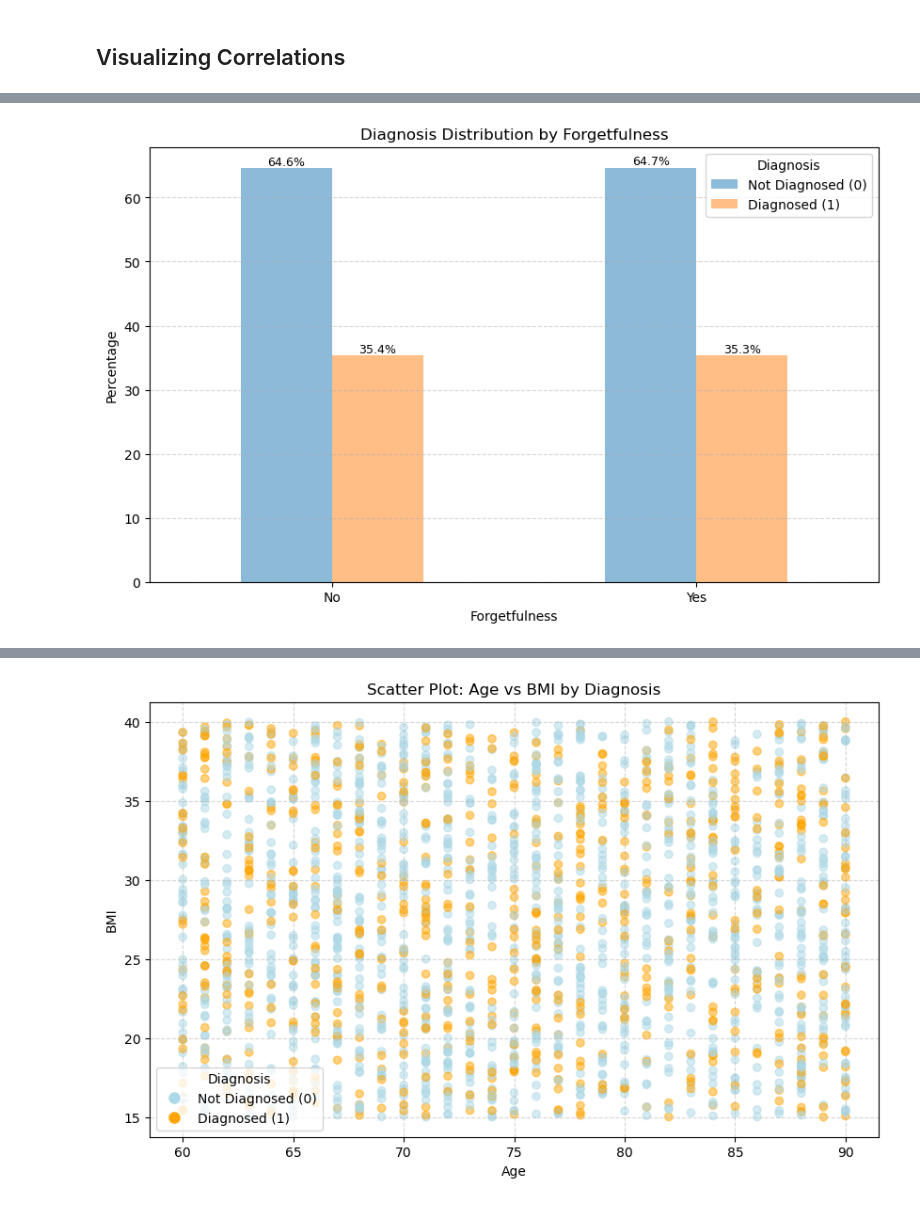
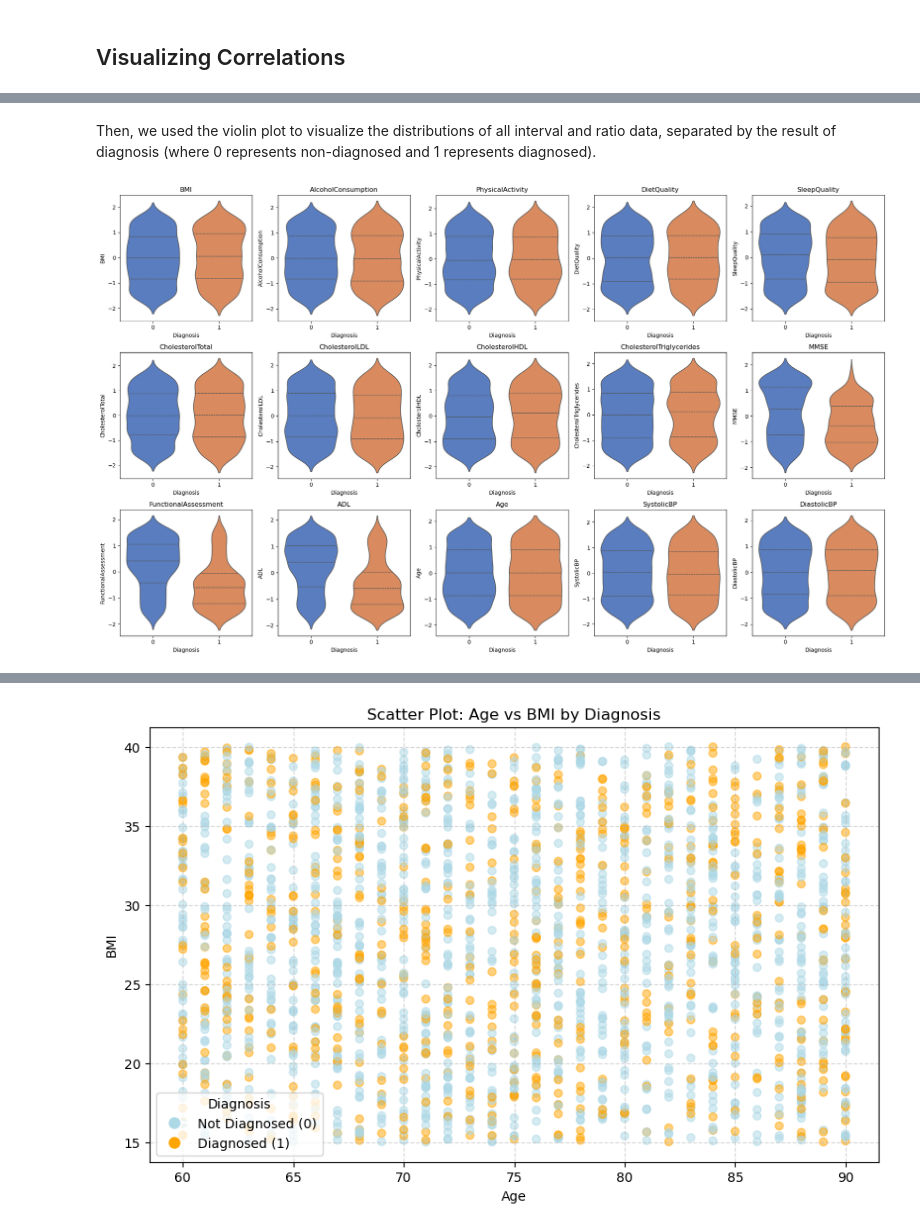
Before and after one commit to alekhyavittalam/alzheimers_diagnosis_prediction, a Jupyter notebook: alzheimers.ipynb, the cells around one changed output, grey strips where cells are left out. Saved outputs shown, nothing was run; the diff lists cells and outputs as text; code cells hidden in the pictures.

```diff
--- a/alzheimers.ipynb
+++ b/alzheimers.ipynb
@@ -384,25 +102,2 @@ plt.show()
-# %%
-# Forgetfulness
-forgetfulness_counts = df.groupby(['Forgetfulness', 'Diagnosis']).size().unstack(fill_value=0)
-forgetfulness_ratio = forgetfulness_counts.divide(forgetfulness_counts.sum(axis=1), axis=0) * 100
-ax = forgetfulness_ratio.plot(kind='bar', figsize=(10, 6), alpha=0.5)
-
-for bars, diagnosis in zip(ax.containers, forgetfulness_counts.columns):
-    for bar, forgetfulness in zip(bars, forgetfulness_counts.index):
-        height = bar.get_height()
-        if height > 0:  # Only label bars with a positive height
-            percentage = forgetfulness_ratio.loc[forgetfulness, diagnosis]
-            ax.annotate(f'{percentage:.1f}%',
-                        (bar.get_x() + bar.get_width() / 2, height),
-                        ha='center', va='bottom', fontsize=9, color='black')
-
-plt.title('Diagnosis Distribution by Forgetfulness')
-plt.xlabel('Forgetfulness')
-plt.ylabel('Percentage')
-ax.set_xticklabels(['No', 'Yes'])
-plt.xticks(rotation=0)
-plt.legend(title='Diagnosis', labels=['Not Diagnosed (0)', 'Diagnosed (1)'])
-plt.grid(axis='y', linestyle='--', alpha=0.5)
-plt.show()
-# %% [output]
-[figure, removed]
+# %% [markdown]
+Then, we used the violin plot to visualize the distributions of all interval and ratio data, separated by the result of diagnosis (where 0 represents non-diagnosed and 1 represents diagnosed).
@@ -408,0 +112,15 @@ plt.show()
+# %%
+fig, axes = plt.subplots(3, 5, figsize=(20, 12))
+axes = axes.flatten()
+
+# Loop through each variable and create a violin plot
+for i, var in enumerate(numeric_columns):
+    ax = axes[i]
+    sns.violinplot(data=scaled_df, x='Diagnosis', y=var, inner='quartile', scale='width', palette='muted', ax=ax)
+    ax.set_title(f"{var}")
+    ax.set_xlabel("Diagnosis")
+    ax.set_ylabel(var)
+plt.tight_layout()
+plt.show()
+# %% [output]
+[figure, added]
```
Also changed, not shown: parts of 42 cells of this notebook, 2 other files.
